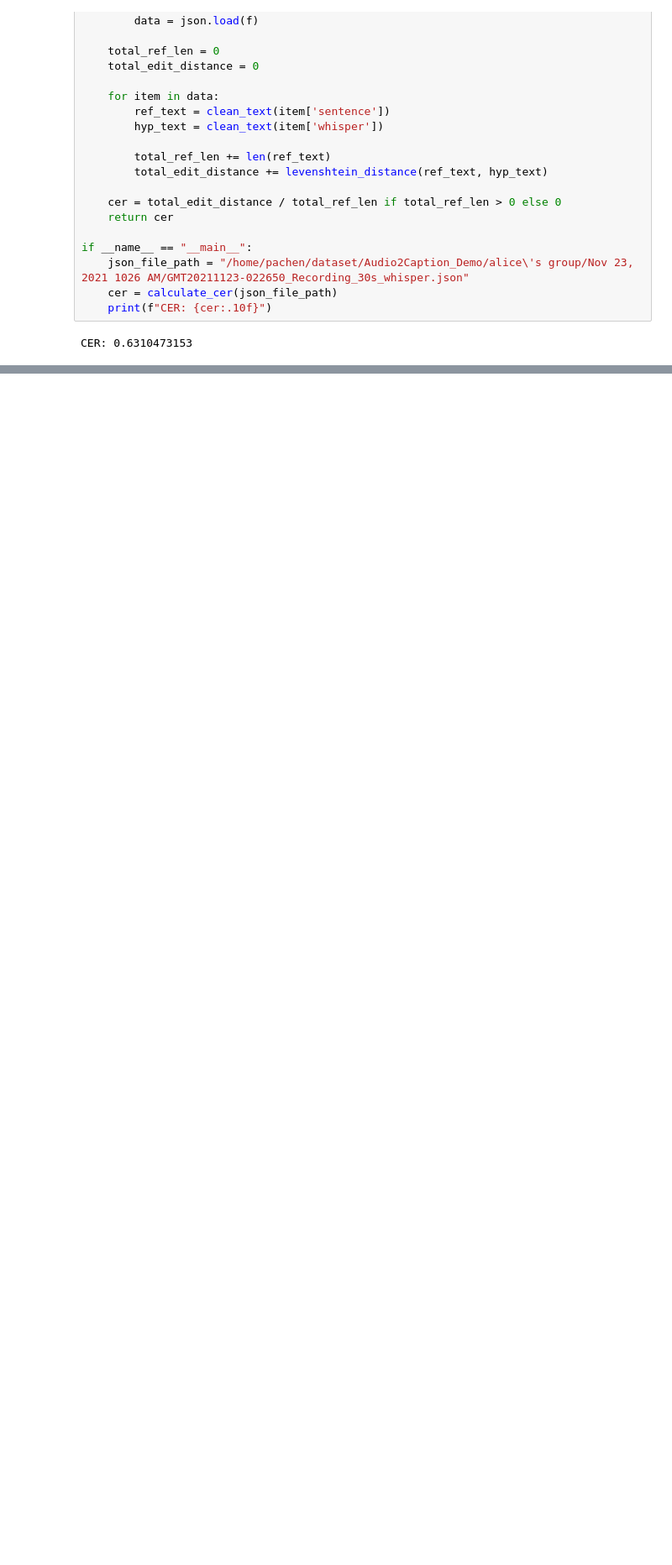
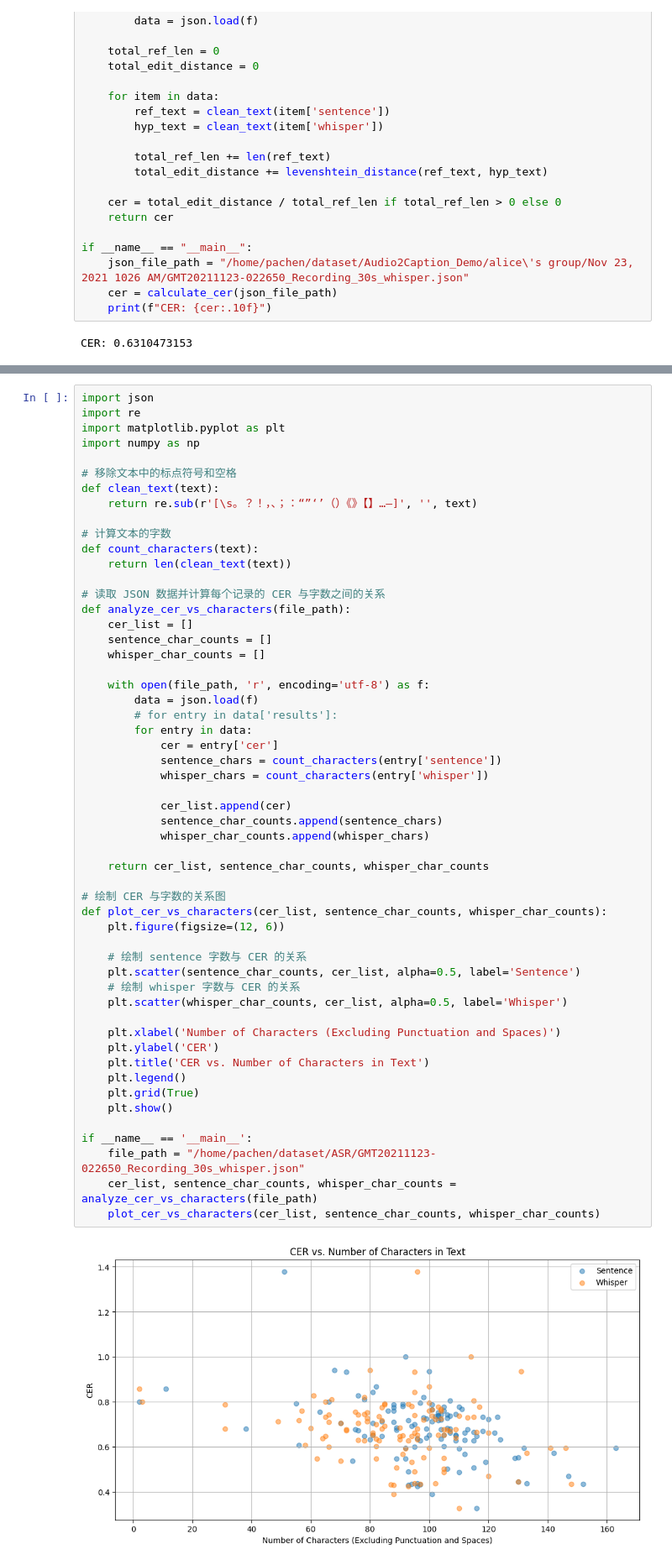
Before and after one commit to cpa2001/ASR, a Jupyter notebook: evaluate_statistics.ipynb, the cells around one changed output, grey strips where cells are left out. Shown: that part at 84% size. Saved outputs shown, nothing was run; the diff lists cells and outputs as text; blank space fills up the shorter version.

```diff
--- a/evaluate_statistics.ipynb
+++ b/evaluate_statistics.ipynb
@@ -231,0 +234,56 @@ CER: 0.6310473153
+# %%
+import json
+import re
+import matplotlib.pyplot as plt
+import numpy as np
+
+# 移除文本中的标点符号和空格
+def clean_text(text):
+    return re.sub(r'[\s。？！，、；：“”‘’（）《》【】…—]', '', text)
+
+# 计算文本的字数
+def count_characters(text):
+    return len(clean_text(text))
+
+# 读取 JSON 数据并计算每个记录的 CER 与字数之间的关系
+def analyze_cer_vs_characters(file_path):
+    cer_list = []
+    sentence_char_counts = []
+    whisper_char_counts = []
+
+    with open(file_path, 'r', encoding='utf-8') as f:
+        data = json.load(f)
+        # for entry in data['results']:
+        for entry in data:
+            cer = entry['cer']
+            sentence_chars = count_characters(entry['sentence'])
+            whisper_chars = count_characters(entry['whisper'])
+
+            cer_list.append(cer)
+            sentence_char_counts.append(sentence_chars)
+            whisper_char_counts.append(whisper_chars)
+
+    return cer_list, sentence_char_counts, whisper_char_counts
+
+# 绘制 CER 与字数的关系图
+def plot_cer_vs_characters(cer_list, sentence_char_counts, whisper_char_counts):
+    plt.figure(figsize=(12, 6))
+
+    # 绘制 sentence 字数与 CER 的关系
+    plt.scatter(sentence_char_counts, cer_list, alpha=0.5, label='Sentence')
+    # 绘制 whisper 字数与 CER 的关系
+    plt.scatter(whisper_char_counts, cer_list, alpha=0.5, label='Whisper')
+
+    plt.xlabel('Number of Characters (Excluding Punctuation and Spaces)')
+    plt.ylabel('CER')
+    plt.title('CER vs. Number of Characters in Text')
+    plt.legend()
+    plt.grid(True)
+    plt.show()
+
+if __name__ == '__main__':
+    file_path = "/home/pachen/dataset/ASR/GMT20211123-022650_Recording_30s_whisper.json"
+    cer_list, sentence_char_counts, whisper_char_counts = analyze_cer_vs_characters(file_path)
+    plot_cer_vs_characters(cer_list, sentence_char_counts, whisper_char_counts)
+# %% [output]
+[figure, added]
```
Also changed, not shown: parts of 1 cell of this notebook, 1 other file.
